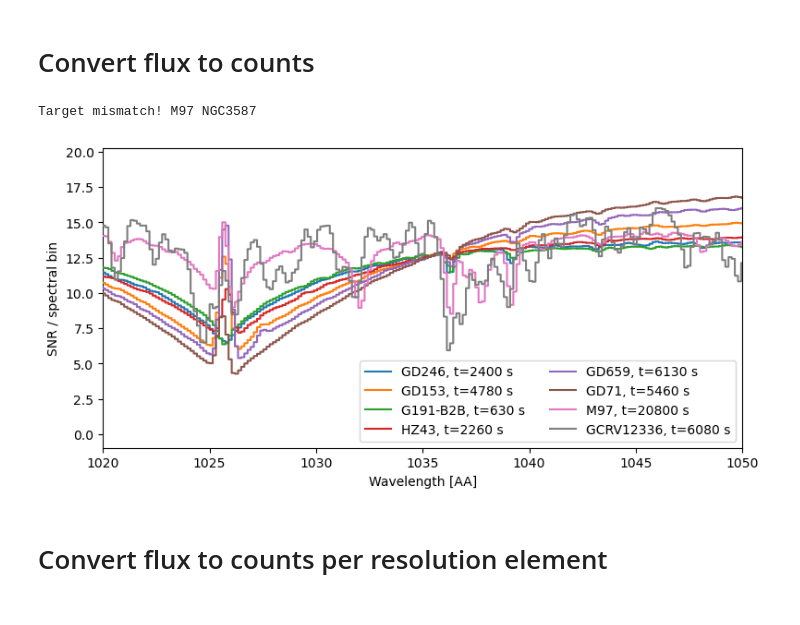
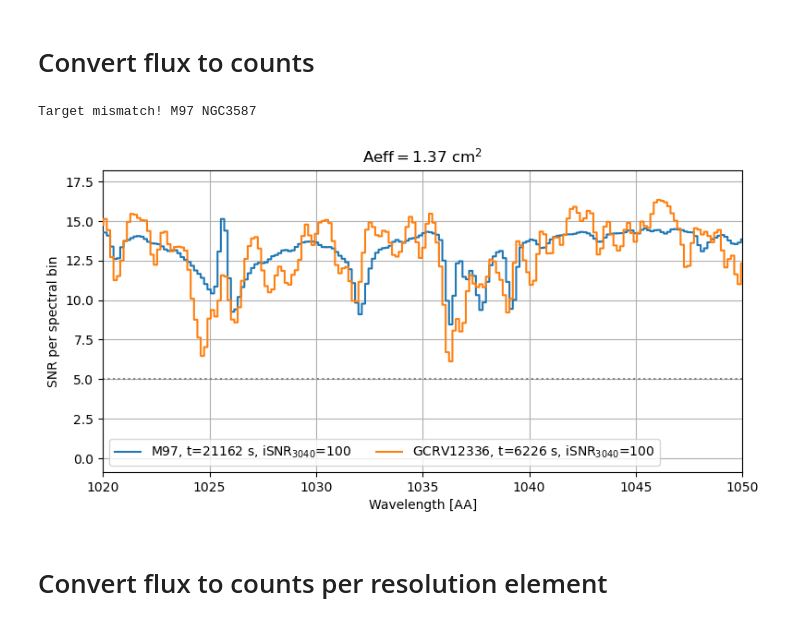
Before and after one commit to kepplerm/calTargets, a Jupyter notebook: scripts/calTargets_analysis.ipynb, the cells around one changed output. Drawn from its saved outputs; the diff is of its cells as text; code cells hidden in the pictures.

Commit message:
Added automatic calculation of SNR=5 or isnr=100

```diff
--- a/scripts/calTargets_analysis.ipynb
+++ b/scripts/calTargets_analysis.ipynb
@@ -437,15 +434,43 @@ Target mismatch! M97 NGC3587
 # %%
 fig, ax = plt.subplots(1, 1, figsize=(8, 4))
 
-targets = ['GD246','GD153','G191-B2B','HZ43','GD659','GD71', 'M97', 'GCRV12336', 'zetaOph']
-folders = ['flux_calib','flux_calib','flux_calib','flux_calib','flux_calib','flux_calib',
-           'wavelength_calib','wavelength_calib', 'wavelength_calib']
-texp_arr = [2400, 4780, 630, 2260, 6130, 5460, 20800, 6080, 4.6]
+targets = [#'GD246',
+           #'GD153',
+           #'G191-B2B',
+           #'HZ43',
+           #'GD659',
+           #'GD71',
+           'M97',
+           'GCRV12336',
+           #'zetaOph'
+           ]
+folders = [#'flux_calib',
+           #'flux_calib',
+           #'flux_calib',
+           #'flux_calib',
+           #'flux_calib',
+           #'flux_calib',
+           'wavelength_calib',
+           'wavelength_calib',
+           #'wavelength_calib'
+           ]
+
+texp_arr = [#2400,
+            #4780,
+            #630,
+            #2260,
+            #6130,
+            #6200,
+            20800,
+            6080,
+            #4.6
+            ]
 
 mode = 'SNR'
 #mode = 'counts'
+aeff = 1.37
 
-for i in range(0, len(targets)-1):
+for i in range(0, len(targets)):
     target = targets[i]
     path = path_root+folders[i]
     texp = texp_arr[i]
@@ -462,42 +487,69 @@ for i in range(0, len(targets)-1):
         expstat = dat[0].header['EXP_STAT']
 
         if targname != target:
             print('Target mismatch! '+target+' '+targname)
 
         lam = np.squeeze(dat[1].data['WAVE'])
         flux = np.squeeze(dat[1].data['FLUX'])
 
 
-    lamAspera, fluxAspera = specToAspera(lam, flux, texp, specbin=43*u.km/u.s,
-                                         aeff=1.43*u.cm**2,
-                                         respower=2654) # corresponding to CBE
+    lamAspera, fluxAspera, _ = specToAspera(lam, flux, texp,
+                                            specbin=45.6*u.km/u.s,
+                                            aeff=aeff*u.cm**2,
+                                            respower=2654)
+
+    # ==================
+
+    # Rescale to a SNR of 5 per bin
+    #fluxAspera = fluxAspera[(fluxAspera.value>0) & (lamAspera>=1020.)
+    #                        & (lamAspera<=1050)]
+    #snrmin = np.nanmin(np.sqrt(fluxAspera)).value
+    # Update exposure time to reach SNR of 5 as a minimum
+    #texp = ((5./snrmin)**2)*texp
+
+    # ==================
+    # Or update such that integrated snr = 100
+    snr = np.sqrt(np.nansum(fluxAspera[(lamAspera>=1030)&(lamAspera<=1040)]))
+    isnr = np.around(snr.value, 2)
+    texp = ((100/isnr)**2)*texp
+
+    # ==================
+
+    # Re-compute spectrum
+    lamAspera, fluxAspera, _ = specToAspera(lam, flux, texp,
+                                            specbin=45.6*u.km/u.s,
+                                            aeff=aeff*u.cm**2,
+                                            respower=2654)
 
     snr = np.sqrt(np.nansum(fluxAspera[(lamAspera>=1030)&(lamAspera<=1040)]))
     isnr = np.around(snr.value, 2)
 
     if mode == 'counts':
         ax.step(lamAspera, fluxAspera,  zorder=100, where='mid',
             label=r''+target+', t='+str(texp)+' s, $\mathrm{iSNR}_{3040}$='+str(isnr))
         ax.set_ylabel('Counts / spectral bin')
         ax.axhline(25, color='gray',ls=':')
     if mode == 'SNR':
         ax.step(lamAspera, np.sqrt(fluxAspera),  zorder=100, where='mid',
-            label=r''+target+', t='+str(texp)+' s')
-        ax.set_ylabel('SNR / spectral bin')
+            #label=r''+target+', t='+str(int(texp))+' s', alpha=0.8)
+            label=r''+target+', t='+str(int(texp))+' s, $\mathrm{iSNR}_{3040}$='+str(int(isnr)))
+        ax.set_ylabel('SNR per spectral bin')
 
 
     ax.set_xlim(1020, 1050)
     ax.set_xlabel('Wavelength [AA]')
 
-ax.legend(ncols=2)
+ax.legend(ncols=3)
+ax.grid(True)
+ax.axhline(5, ls=':', color='gray')
 plt.tight_layout()
 #plt.savefig('counts_spectra.png')
-plt.grid(False)
-plt.savefig('SNR_spectra_nozetaoph_CBE.png')
+plt.savefig('wavecal_SNR_spectra_miniSNR100_aeff1.37cm2.png')
+plt.title(r'$\mathrm{Aeff = 1.37 \ cm^2}$')
 plt.show()
 # %% [output]
 Target mismatch! M97 NGC3587
-[figure, old version]
+[figure, new version]
 # %% [markdown]
 # Convert flux to counts per resolution element
 # %%
```
Also changed, not shown: parts of 1 cell of this notebook.
